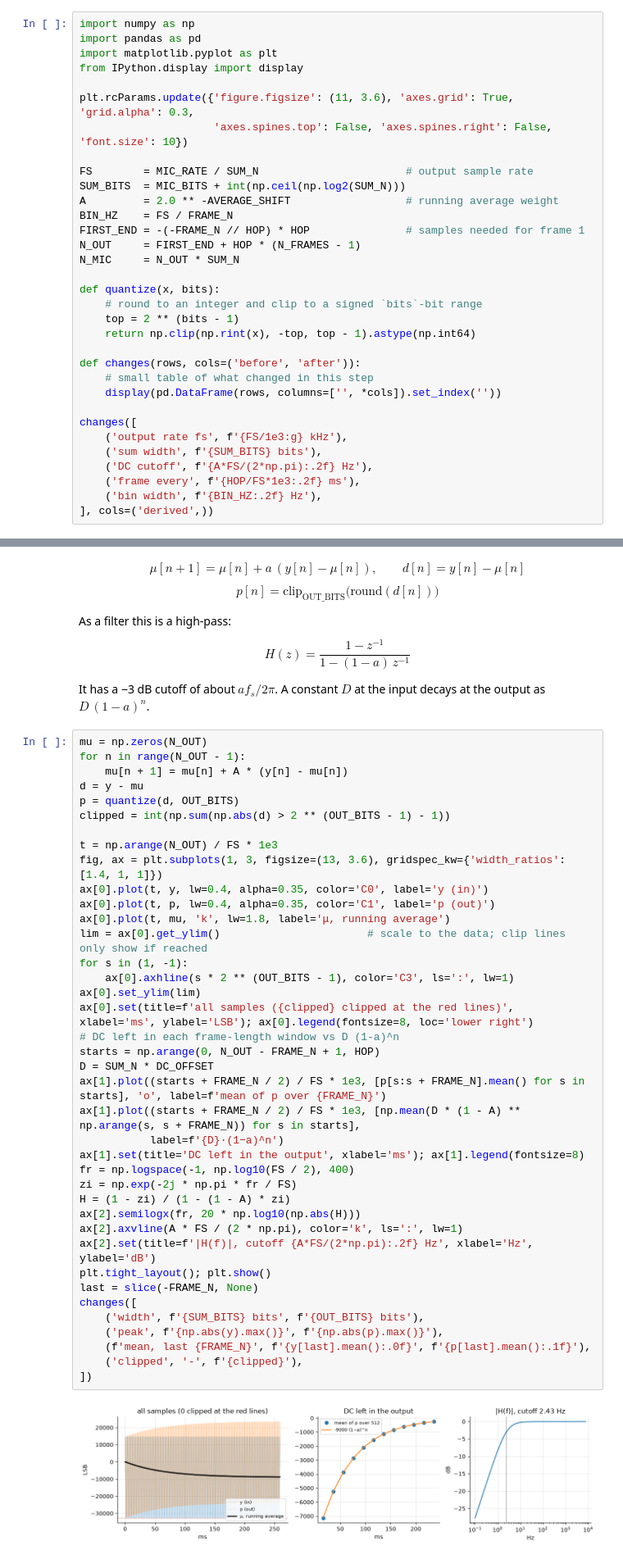
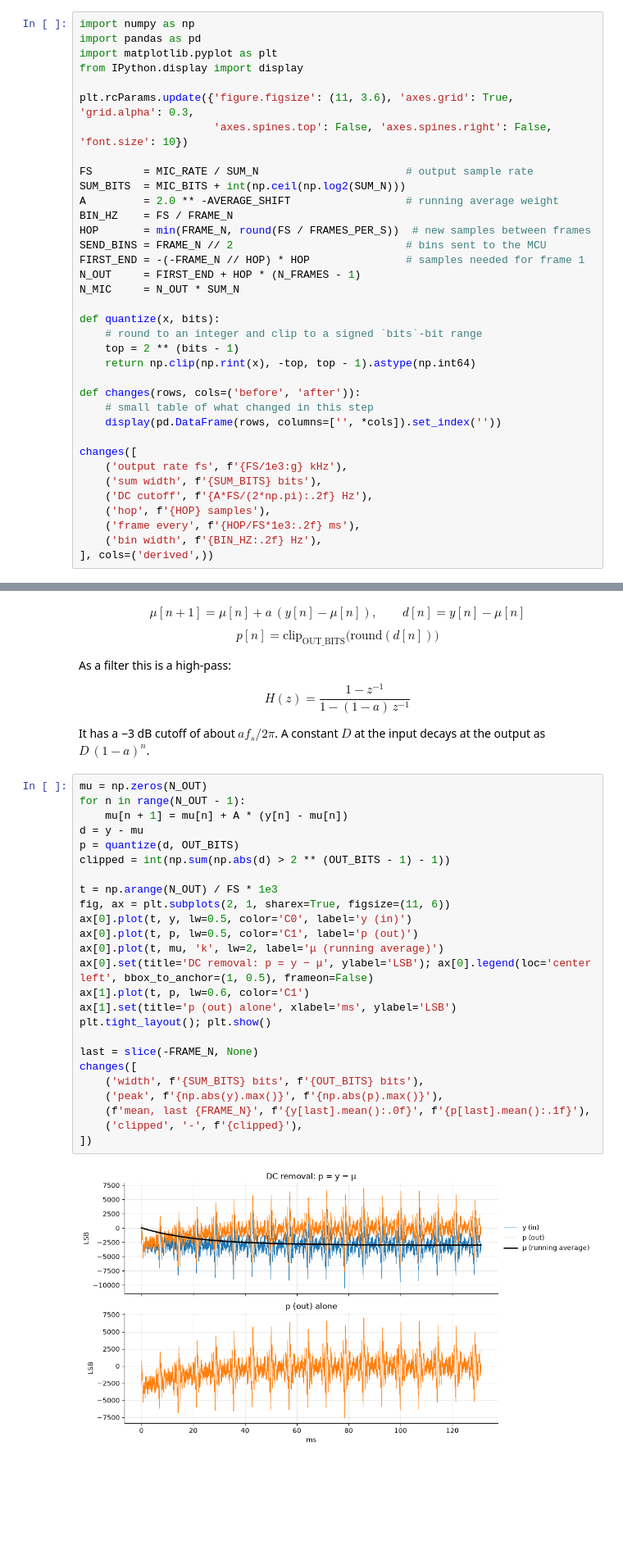
Before and after one commit to GabeAlencar/AVIPEe155, a Jupyter notebook: avipe_model/avipe_chain.ipynb, the cells around one changed output, grey strips where cells are left out. Shown at 82% size. Drawn from its saved outputs; the diff is of its cells as text; blank space fills up the shorter version.

```diff
--- a/avipe_model/avipe_chain.ipynb
+++ b/avipe_model/avipe_chain.ipynb
@@ -55,6 +73,8 @@ FS        = MIC_RATE / SUM_N                       # output sample rate
 SUM_BITS  = MIC_BITS + int(np.ceil(np.log2(SUM_N)))
 A         = 2.0 ** -AVERAGE_SHIFT                  # running average weight
 BIN_HZ    = FS / FRAME_N
+HOP       = min(FRAME_N, round(FS / FRAMES_PER_S))  # new samples between frames
+SEND_BINS = FRAME_N // 2                           # bins sent to the MCU
 FIRST_END = -(-FRAME_N // HOP) * HOP               # samples needed for frame 1
 N_OUT     = FIRST_END + HOP * (N_FRAMES - 1)
 N_MIC     = N_OUT * SUM_N
@@ -72,6 +92,7 @@ changes([
     ('output rate fs', f'{FS/1e3:g} kHz'),
     ('sum width', f'{SUM_BITS} bits'),
     ('DC cutoff', f'{A*FS/(2*np.pi):.2f} Hz'),
+    ('hop', f'{HOP} samples'),
     ('frame every', f'{HOP/FS*1e3:.2f} ms'),
     ('bin width', f'{BIN_HZ:.2f} Hz'),
 ], cols=('derived',))
@@ -188,43 +234,29 @@ It has a −3 dB cutoff of about $a f_s / 2\pi$. A constant $D$ at the input dec
 # %%
 mu = np.zeros(N_OUT)
 for n in range(N_OUT - 1):
     mu[n + 1] = mu[n] + A * (y[n] - mu[n])
 d = y - mu
 p = quantize(d, OUT_BITS)
 clipped = int(np.sum(np.abs(d) > 2 ** (OUT_BITS - 1) - 1))
 
 t = np.arange(N_OUT) / FS * 1e3
-fig, ax = plt.subplots(1, 3, figsize=(13, 3.6), gridspec_kw={'width_ratios': [1.4, 1, 1]})
-ax[0].plot(t, y, lw=0.4, alpha=0.35, color='C0', label='y (in)')
-ax[0].plot(t, p, lw=0.4, alpha=0.35, color='C1', label='p (out)')
-ax[0].plot(t, mu, 'k', lw=1.8, label='μ, running average')
-lim = ax[0].get_ylim()                       # scale to the data; clip lines only show if reached
-for s in (1, -1):
-    ax[0].axhline(s * 2 ** (OUT_BITS - 1), color='C3', ls=':', lw=1)
-ax[0].set_ylim(lim)
-ax[0].set(title=f'all samples ({clipped} clipped at the red lines)', xlabel='ms', ylabel='LSB'); ax[0].legend(fontsize=8, loc='lower right')
-# DC left in each frame-length window vs D (1-a)^n
-starts = np.arange(0, N_OUT - FRAME_N + 1, HOP)
-D = SUM_N * DC_OFFSET
-ax[1].plot((starts + FRAME_N / 2) / FS * 1e3, [p[s:s + FRAME_N].mean() for s in starts], 'o', label=f'mean of p over {FRAME_N}')
-ax[1].plot((starts + FRAME_N / 2) / FS * 1e3, [np.mean(D * (1 - A) ** np.arange(s, s + FRAME_N)) for s in starts],
-           label=f'{D}·(1−a)^n')
-ax[1].set(title='DC left in the output', xlabel='ms'); ax[1].legend(fontsize=8)
-fr = np.logspace(-1, np.log10(FS / 2), 400)
-zi = np.exp(-2j * np.pi * fr / FS)
-H = (1 - zi) / (1 - (1 - A) * zi)
-ax[2].semilogx(fr, 20 * np.log10(np.abs(H)))
-ax[2].axvline(A * FS / (2 * np.pi), color='k', ls=':', lw=1)
-ax[2].set(title=f'|H(f)|, cutoff {A*FS/(2*np.pi):.2f} Hz', xlabel='Hz', ylabel='dB')
+fig, ax = plt.subplots(2, 1, sharex=True, figsize=(11, 6))
+ax[0].plot(t, y, lw=0.5, color='C0', label='y (in)')
+ax[0].plot(t, p, lw=0.5, color='C1', label='p (out)')
+ax[0].plot(t, mu, 'k', lw=2, label='μ (running average)')
+ax[0].set(title='DC removal: p = y − μ', ylabel='LSB'); ax[0].legend(loc='center left', bbox_to_anchor=(1, 0.5), frameon=False)
+ax[1].plot(t, p, lw=0.6, color='C1')
+ax[1].set(title='p (out) alone', xlabel='ms', ylabel='LSB')
 plt.tight_layout(); plt.show()
+
 last = slice(-FRAME_N, None)
 changes([
     ('width', f'{SUM_BITS} bits', f'{OUT_BITS} bits'),
     ('peak', f'{np.abs(y).max()}', f'{np.abs(p).max()}'),
     (f'mean, last {FRAME_N}', f'{y[last].mean():.0f}', f'{p[last].mean():.1f}'),
     ('clipped', '-', f'{clipped}'),
 ])
 # %% [output]
-[figure, old version]
+[figure, new version]
 |  | before | after |
 |  |  |  |
```
Also changed, not shown: parts of 13 cells of this notebook, 1 other file.
